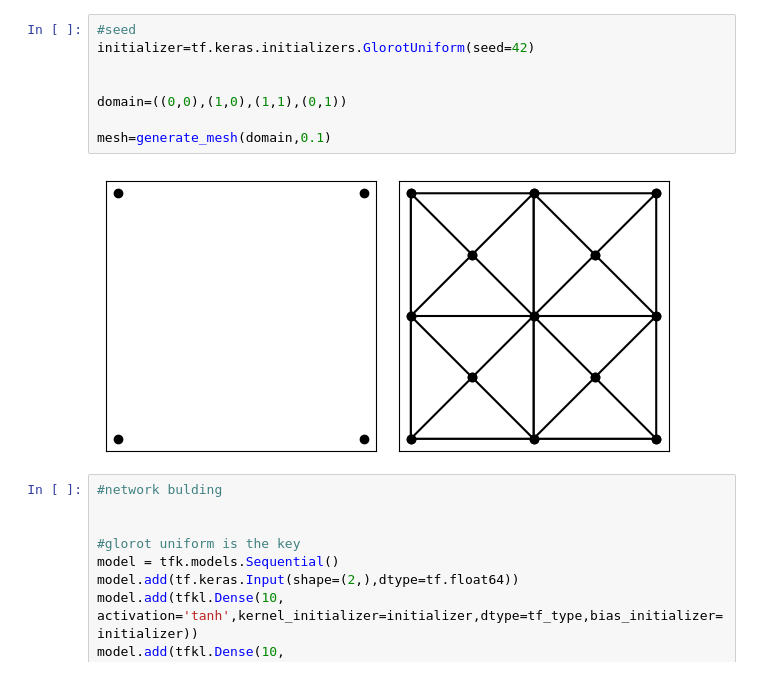
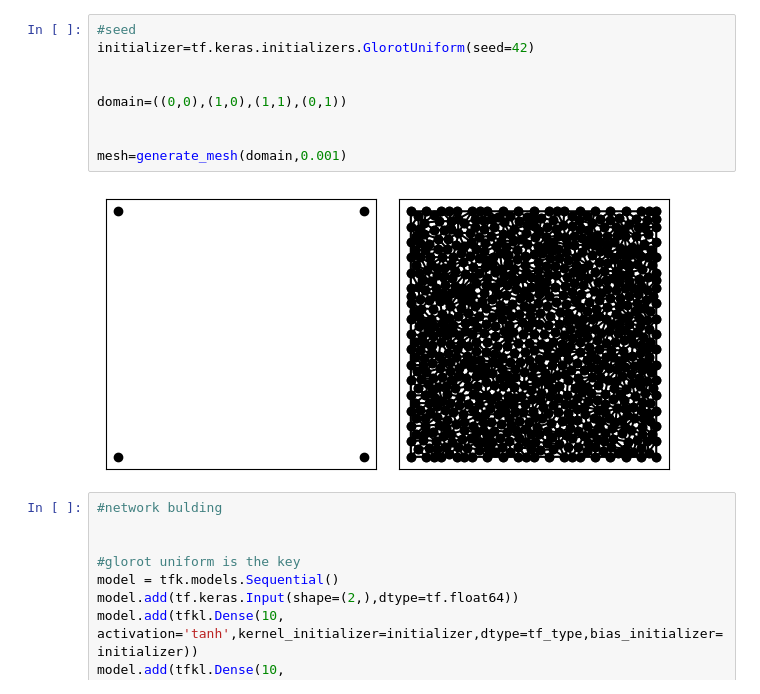
Before and after one commit to jar-evans/IVPINN, a Jupyter notebook: working/VPINN/main.ipynb, the cells around one changed output. Saved outputs shown, nothing was run; the diff lists cells and outputs as text.

```diff
--- a/working/VPINN/main.ipynb
+++ b/working/VPINN/main.ipynb
@@ -23,13 +23,14 @@ settings_lib imported
 # %%
 #seed
 initializer=tf.keras.initializers.GlorotUniform(seed=42)
 
 
 domain=((0,0),(1,0),(1,1),(0,1))
 
-mesh=generate_mesh(domain,0.1)
+
+mesh=generate_mesh(domain,0.001)
 # %% [output]
-[figure, old version]
+[figure, new version]
 # %%
 #network bulding
 
```
Also changed, not shown: parts of 6 cells of this notebook, 1 other file.
